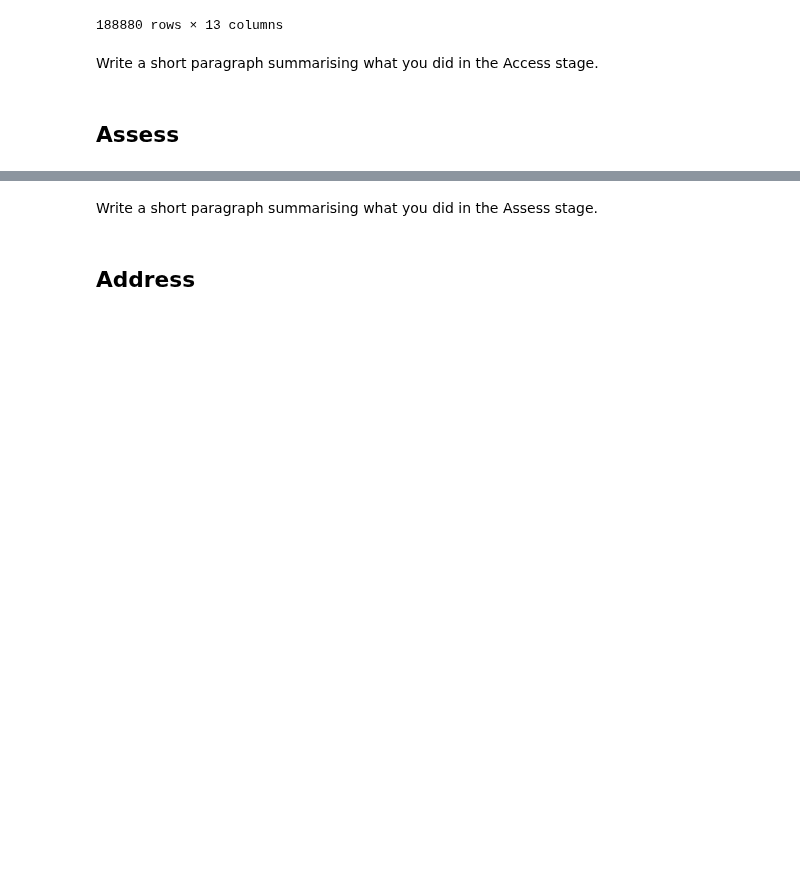
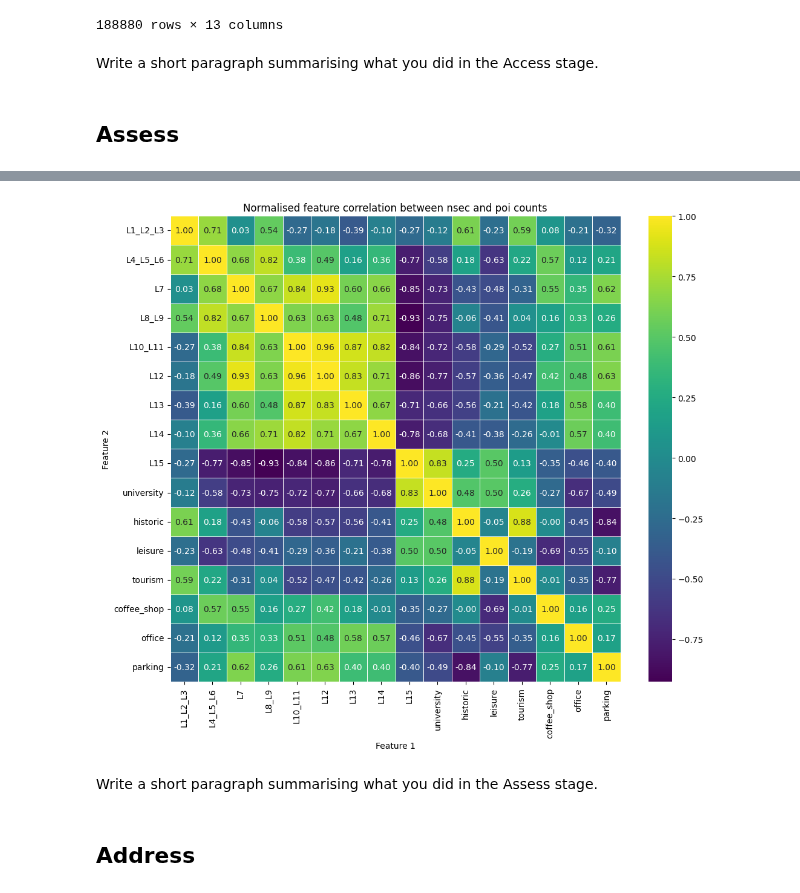
Before and after one commit to MatthewGregson123/fynesse_template, a Jupyter notebook: _notebooks/ads_course_assessment.ipynb, the cells around one changed output, grey strips where cells are left out. Drawn from its saved outputs; the diff is of its cells as text; code cells hidden in the pictures; blank space fills up the shorter version.

```diff
--- a/_notebooks/ads_course_assessment.ipynb
+++ b/_notebooks/ads_course_assessment.ipynb
@@ -466,3 +583,7 @@ Write a short paragraph summarising what you did in the Access stage.
+# %%
+fynesse.assess.plot_heat_map(norm_nsec_poi_counts_df.corr(), "Feature 1", "Feature 2", "Normalised feature correlation between nsec and poi counts")
+# %% [output]
+[figure, added]
 # %% [markdown]
 Write a short paragraph summarising what you did in the Assess stage.
 # %%
```
Also changed, not shown: parts of 11 cells of this notebook.
